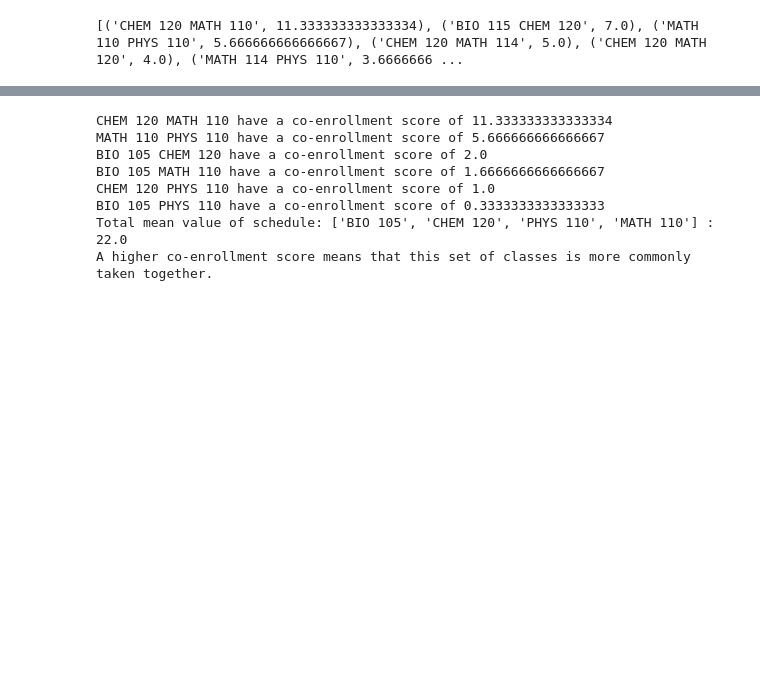
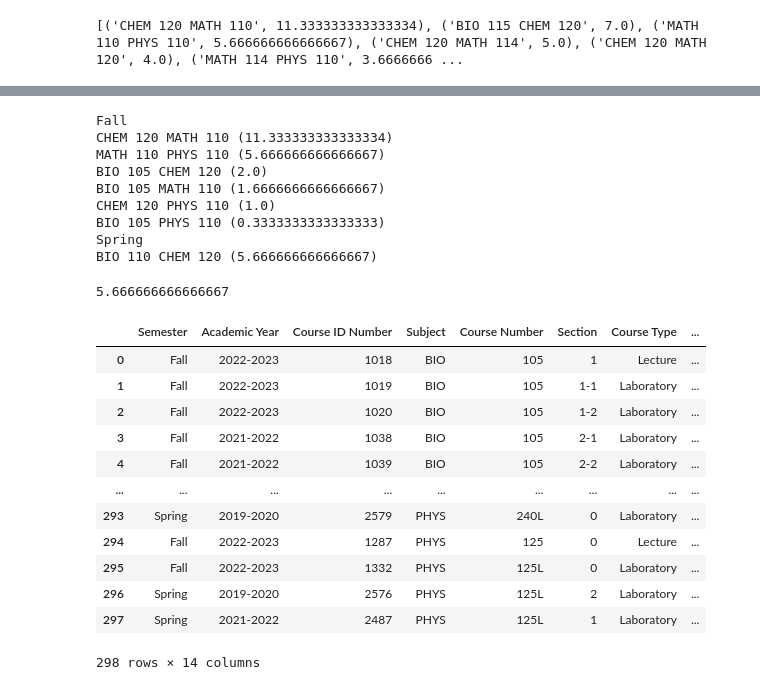
Before and after one commit to ryantang444/Chemstuff, a Jupyter notebook: scheduling_tool.ipynb, the cells around one changed output, grey strips where cells are left out. Cells and saved outputs as stored; diff of their text form; code cells hidden in the pictures; blank space fills up the shorter version.

```diff
--- a/scheduling_tool.ipynb
+++ b/scheduling_tool.ipynb
@@ -70,6 +85,6 @@ list_to_score(a_list)
 # %%
-# MOST RECENT
-a_list = ['BIO 105','CHEM 120','PHYS 110','MATH 110']
+fall_list = ['BIO 105','CHEM 120','PHYS 110','MATH 110']
+spring_list = ['BIO 130', 'CHEM 120', 'BIO 110', 'MATH 110']
 
 
 def combine_pairs(my_list: list[str]):
@@ -87,35 +102,67 @@ def alphabetize_pairs(pair: str):
 def alphabetize_list(my_list: list[str]):
     final = []
     for i in range(len(my_list)):
-        a = my_list[i].find(" ") + 1
-        space = my_list[i].find(" ", a)
-        if my_list[i][0] > my_list[i][space + 1]:
+        space_1 = my_list[i].find(" ")
+        space_2 = my_list[i].find(" ", space_1 + 1)
+        if my_list[i][0] > my_list[i][space_2 + 1]:
             final.append(alphabetize_pairs(my_list[i]))
         else:
             final.append(my_list[i])
     return final
 
-
-def check_pairs(my_list: list[str]):
+def fall_check_pairs(my_list: list[str]):
     total_coenrolls = 0
-    for i in range(len(sortedranking)):
+    for i in range(len(fallsortedranking)):
         for j in range(len(my_list)):
-            if sortedranking[i][0] == my_list[j]:
-                total_coenrolls += sortedranking[i][1]
-                print(sortedranking[i][0], "have a co-enrollment score of", sortedranking[i][1])
+            if fallsortedranking[i][0] == my_list[j]:
+                total_coenrolls += fallsortedranking[i][1]
+                print(fallsortedranking[i][0] + " ("  + str(fallsortedranking[i][1]) + ")")
     return total_coenrolls
 
-def list_to_score(my_list: list[str]):
-    return check_pairs(alphabetize_list(combine_pairs(a_list)))
+def spring_check_pairs(my_list: list[str]):
+    total_coenrolls = 0
+    for i in range(len(springsortedranking)):
+        for j in range(len(my_list)):
+            if springsortedranking[i][0] == my_list[j]:
+                total_coenrolls += springsortedranking[i][1]
+                print(springsortedranking[i][0] + " ("  + str(springsortedranking[i][1]) + ")")
+    return total_coenrolls
 
-print("Total mean value of schedule:", (a_list), ":", list_to_score(a_list))
-print("A higher co-enrollment score means that this set of classes is more commonly taken together.")
+def fall_list_to_score(my_list: list[str]):
+    return fall_check_pairs(alphabetize_list(combine_pairs(fall_list)))
+
+def spring_list_to_score(my_list: list[str]):
+    return spring_check_pairs(alphabetize_list(combine_pairs(spring_list)))
+
+print("Fall")
+fall_list_to_score(fall_list)
+print("Spring")
+spring_list_to_score(spring_list)
 # %% [output]
-CHEM 120 MATH 110 have a co-enrollment score of 11.333333333333334
-MATH 110 PHYS 110 have a co-enrollment score of 5.666666666666667
-BIO 105 CHEM 120 have a co-enrollment score of 2.0
-BIO 105 MATH 110 have a co-enrollment score of 1.6666666666666667
-CHEM 120 PHYS 110 have a co-enrollment score of 1.0
-BIO 105 PHYS 110 have a co-enrollment score of 0.3333333333333333
-Total mean value of schedule: ['BIO 105', 'CHEM 120', 'PHYS 110', 'MATH 110'] : 22.0
-A higher co-enrollment score means that this set of classes is more commonly taken together.
+Fall
+CHEM 120 MATH 110 (11.333333333333334)
+MATH 110 PHYS 110 (5.666666666666667)
+BIO 105 CHEM 120 (2.0)
+BIO 105 MATH 110 (1.6666666666666667)
+CHEM 120 PHYS 110 (1.0)
+BIO 105 PHYS 110 (0.3333333333333333)
+Spring
+BIO 110 CHEM 120 (5.666666666666667)
+5.666666666666667
+# %%
+totaldf = pd.read_csv("/content/sample_data/Co-enroll Totals - Sheet1.csv")
+totaldf
+# %% [output]
+|  | Semester | Academic Year | Course ID Number | Subject | Course Number | Section | Course Type | ... |
+| 0 | Fall | 2022-2023 | 1018 | BIO | 105 | 1 | Lecture | ... |
+| 1 | Fall | 2022-2023 | 1019 | BIO | 105 | 1-1 | Laboratory | ... |
+| 2 | Fall | 2022-2023 | 1020 | BIO | 105 | 1-2 | Laboratory | ... |
+| 3 | Fall | 2021-2022 | 1038 | BIO | 105 | 2-1 | Laboratory | ... |
+| 4 | Fall | 2021-2022 | 1039 | BIO | 105 | 2-2 | Laboratory | ... |
+| ... | ... | ... | ... | ... | ... | ... | ... | ... |
+| 293 | Spring | 2019-2020 | 2579 | PHYS | 240L | 0 | Laboratory | ... |
+| 294 | Fall | 2022-2023 | 1287 | PHYS | 125 | 0 | Lecture | ... |
+| 295 | Fall | 2022-2023 | 1332 | PHYS | 125L | 0 | Laboratory | ... |
+| 296 | Spring | 2019-2020 | 2576 | PHYS | 125L | 2 | Laboratory | ... |
+| 297 | Spring | 2021-2022 | 2487 | PHYS | 125L | 1 | Laboratory | ... |
+298 rows × 14 columns
```
Also changed, not shown: parts of 7 cells of this notebook.
